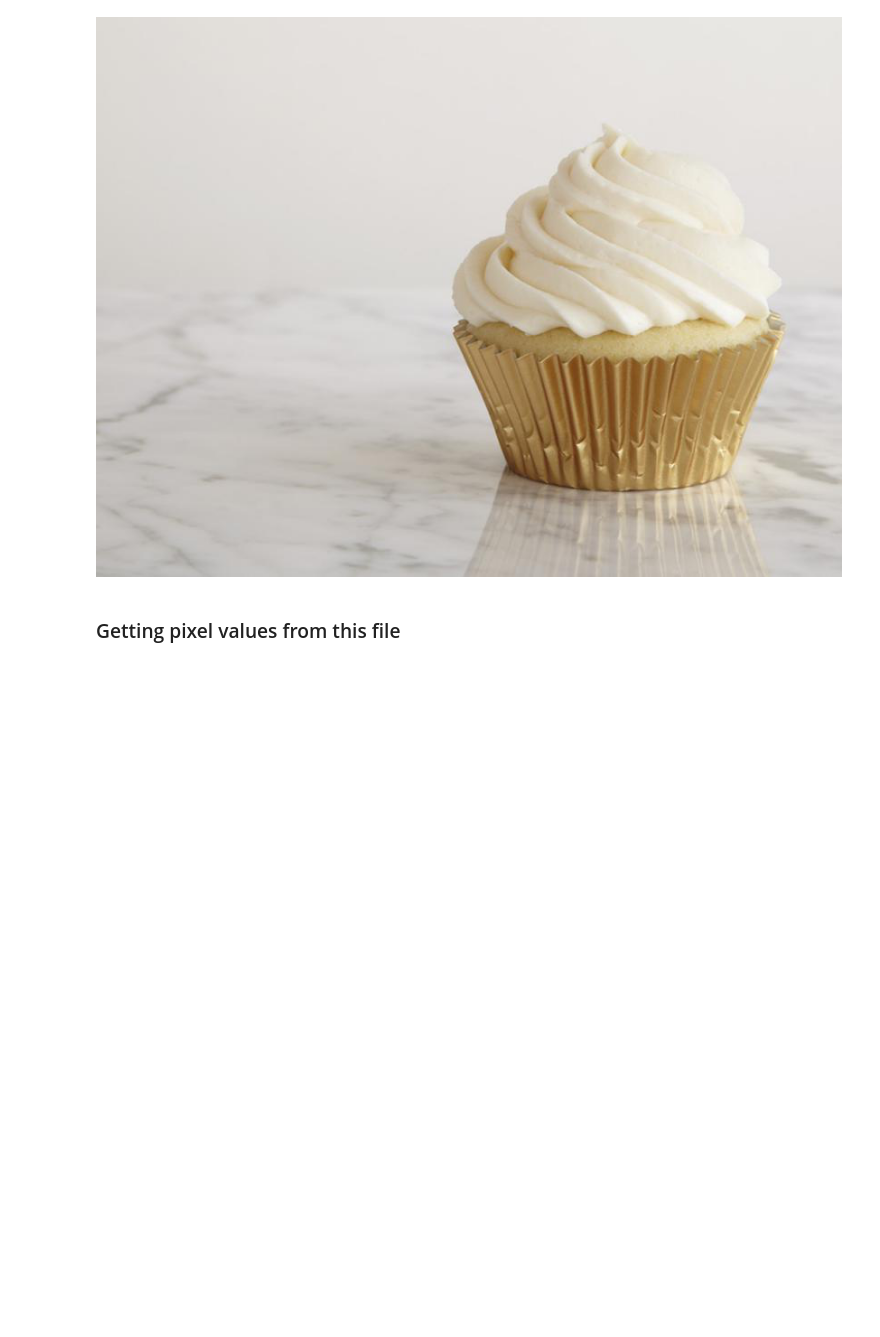
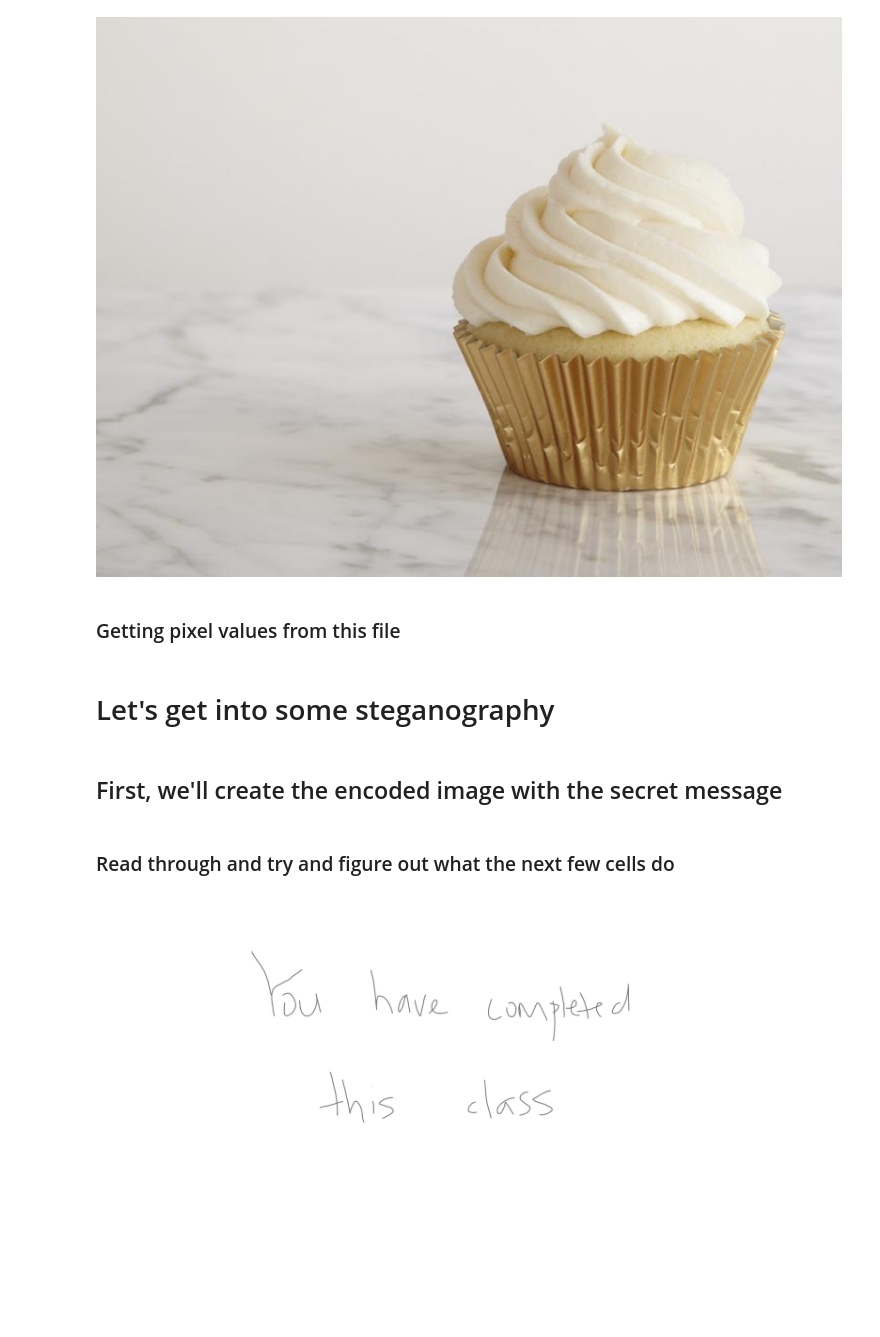
Before and after one commit to sohailk2/CS-Sail-Python-Image-Filtering, a Jupyter notebook: CS SAIL - Python Image Filtering.ipynb, the cells around one changed output. Cells and saved outputs as stored; diff of their text form; code cells hidden in the pictures; blank space fills up the shorter version.

Commit message:
Added cells for encoding secret image

```diff
--- a/CS SAIL - Python Image Filtering.ipynb
+++ b/CS SAIL - Python Image Filtering.ipynb
@@ -14,3 +15,15 @@ display(cupcakeImage)
 [figure]
 # %% [markdown]
 ### Getting pixel values from this file
+# %% [markdown]
+# Let's get into some steganography
+# %% [markdown]
+## First, we'll create the encoded image with the secret message
+# %% [markdown]
+### Read through and try and figure out what the next few cells do
+# %%
+messageImage = Image.open("Images/Secret.png")
+# %%
+display(messageImage)
+# %% [output]
+[figure, added]
```
Also changed, not shown: parts of 2 cells of this notebook, 1 other file.
